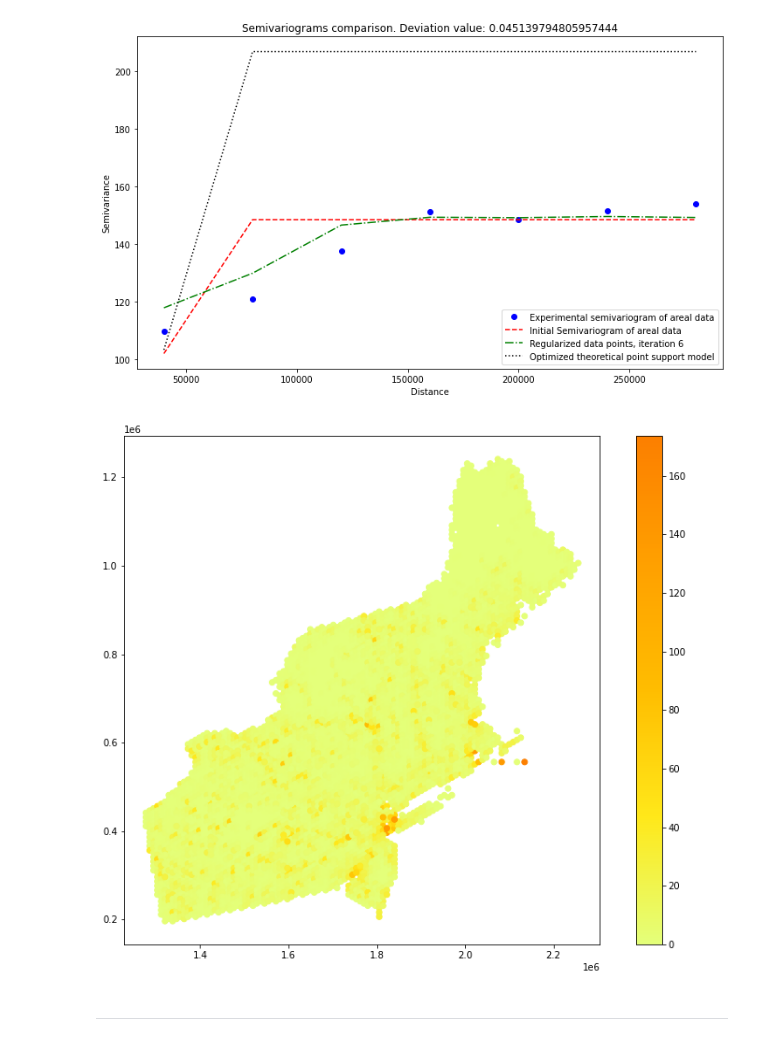
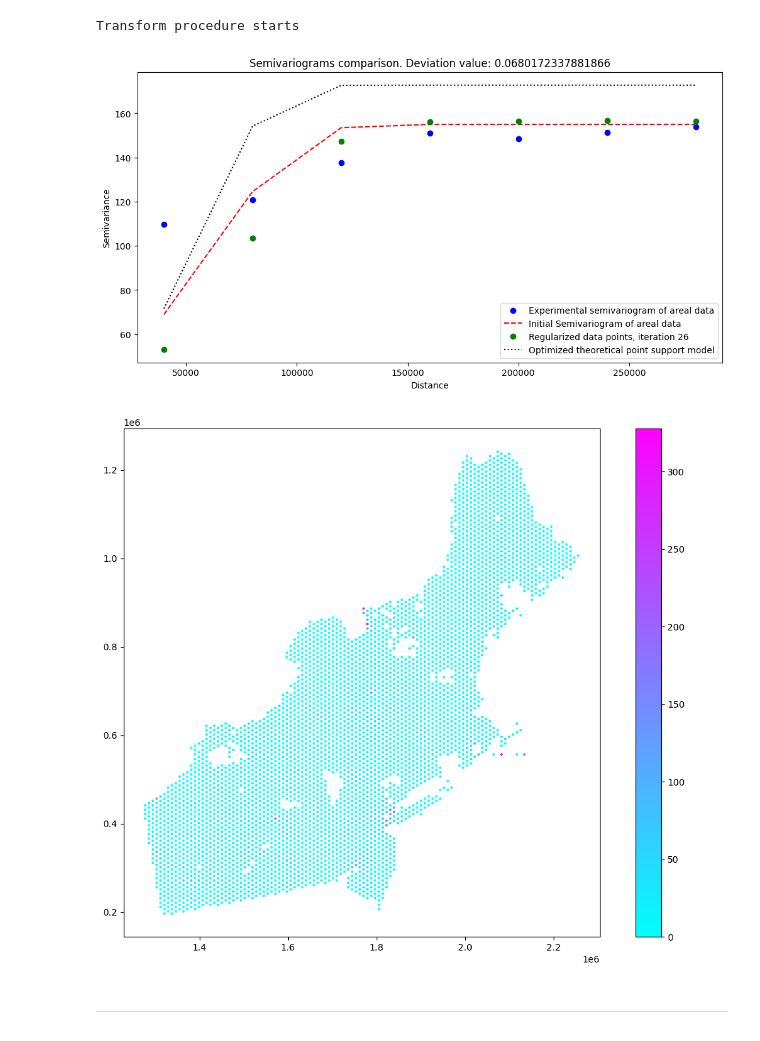
Before and after one commit to SimonMolinsky/pyinterpolate-paper, a Jupyter notebook: paper-examples/example-use-case/joss paper example.ipynb, the cells around one changed output. Saved outputs shown, nothing was run; the diff lists cells and outputs as text; code cells hidden in the pictures.

```diff
--- a/paper-examples/example-use-case/joss paper example.ipynb
+++ b/paper-examples/example-use-case/joss paper example.ipynb
@@ -71,25 +56,8 @@ plt.show()
 # %%
-reg_mod = RegularizedSemivariogram()
-
-reg_mod.fit(areal_data=areal_data_prepared,
-            areal_step_size=step_size,
-            max_areal_range=maximum_range,
-            point_support_data=points_in_area,
-            weighted_lags=True,
-            store_models=False)
-
-# Check initial experimental, theoretical and regularized semivariograms
-
-lags = reg_mod.experimental_semivariogram_of_areal_data[:, 0]
-
-plt.figure(figsize=(12, 7))
-plt.plot(lags, reg_mod.experimental_semivariogram_of_areal_data[:, 1], 'ob')
-plt.plot(lags, reg_mod.initial_theoretical_model_of_areal_data.predict(lags), color='r', linestyle='--')
-plt.plot(lags, reg_mod.initial_regularized_model, color='black', linestyle='dotted')
-plt.legend(['Experimental semivariogram of areal data', 'Initial Semivariogram of areal data',
-            'Regularized data points'])
-plt.title('Semivariograms comparison. Deviation value: {}'.format(reg_mod.initial_deviation))
-plt.xlabel('Distance')
-plt.ylabel('Semivariance')
-plt.show()
+reg_mod = Deconvolution(verbose=True)
+reg_mod.fit(agg_dataset=blocks,
+            point_support_dataset=point_support,
+            agg_step_size=step_size,
+            agg_max_range=maximum_range,
+            variogram_weighting_method='closest')
 # %% [output]
@@ -99,18 +72,9 @@ reg_mod.transform(max_iters=5)
+# %%
+reg_mod.transform()
+# %% [output]
+Transform procedure starts
 # %%
-lags = reg_mod.experimental_semivariogram_of_areal_data[:, 0]
-plt.figure(figsize=(12, 7))
-plt.plot(lags, reg_mod.experimental_semivariogram_of_areal_data[:, 1], 'bo')
-plt.plot(lags, reg_mod.initial_theoretical_model_of_areal_data.predict(lags), color='r', linestyle='--')
-plt.plot(lags, reg_mod.optimal_regularized_model, color='g', linestyle='-.')
-plt.plot(lags, reg_mod.optimal_theoretical_model.predict(lags), color='black', linestyle='dotted')
-plt.legend(['Experimental semivariogram of areal data',
-            'Initial Semivariogram of areal data',
-            'Regularized data points, iteration {}'.format(reg_mod.iter),
-            'Optimized theoretical point support model'])
-plt.title('Semivariograms comparison. Deviation value: {}'.format(reg_mod.optimal_deviation))
-plt.xlabel('Distance')
-plt.ylabel('Semivariance')
-plt.show()
+reg_mod.plot_variograms()
 # %% [output]
-[figure, old version]
+[figure, new version]
 # %%
@@ -137,10 +94,9 @@ smoothed_area = kriging_model.regularize_data(number_of_neighbours=number_of_obs
 # %%
 fs = (14, 10)
-output_map = smoothed_area.copy()
-output_map.plot(column='reg.est', cmap='Wistia', legend=True, figsize=fs)
+gdf.plot(column='pred', cmap='cool', legend=True, figsize=fs, s=3)
 
-output_map.to_file('smoothed_output.shp')
+gdf.to_file('smoothed_output.shp')
 # %% [output]
-[figure, old version]
+[figure, new version]
 # %% [markdown]
 ___
```
Also changed, not shown: parts of 11 cells of this notebook, 4 other files.
